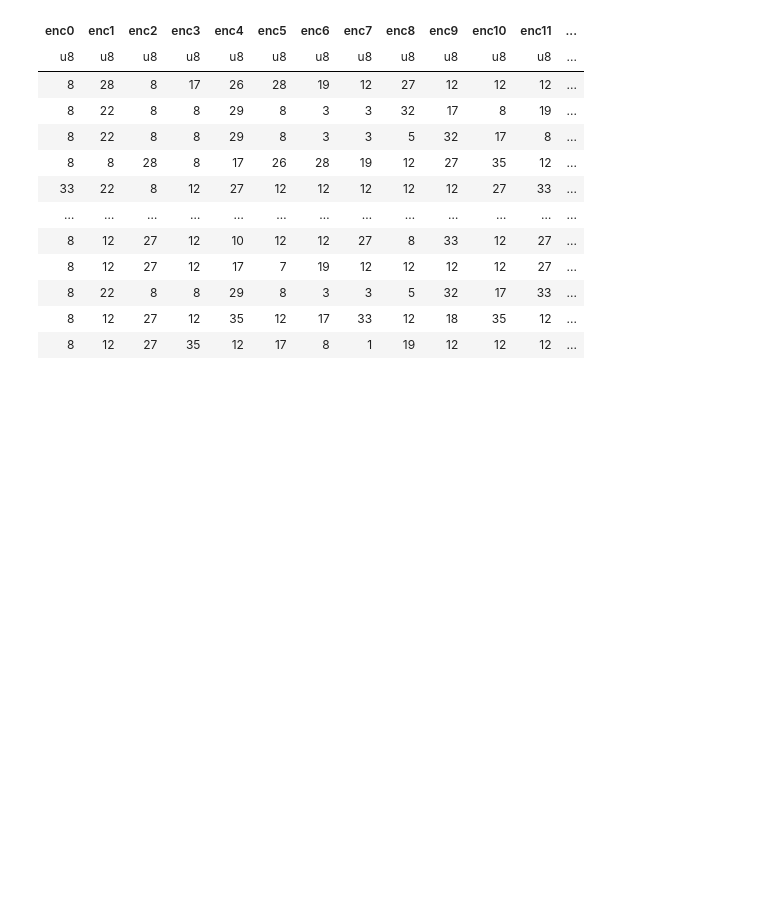
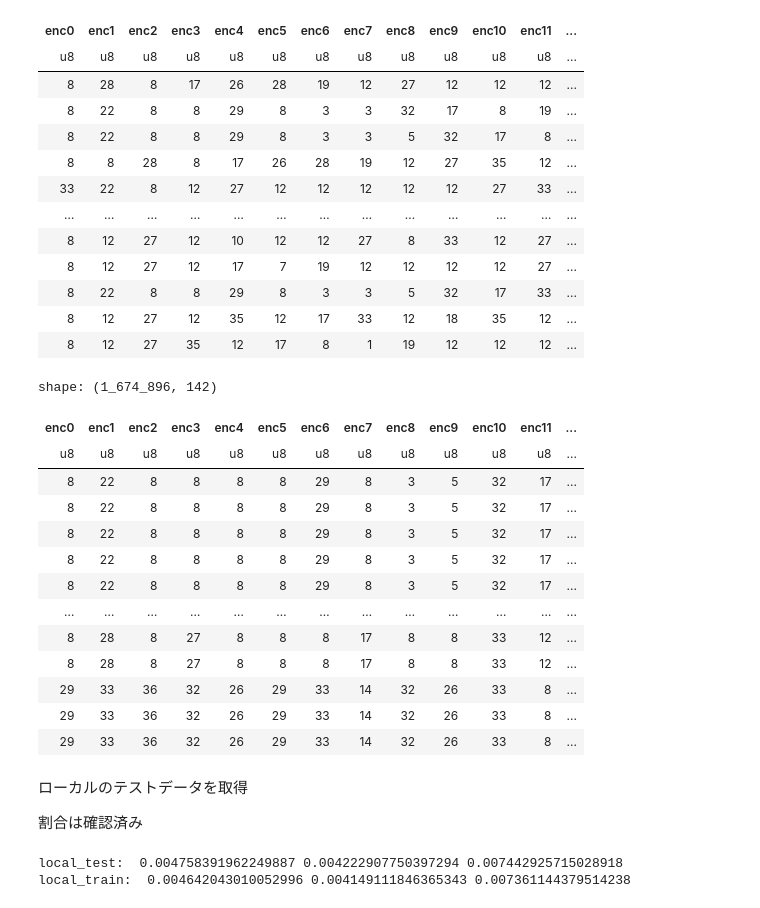
Before and after one commit to humansys-lab/leash, a Jupyter notebook: scripts/eda.ipynb, the cells around one changed output. Saved outputs shown, nothing was run; the diff lists cells and outputs as text; code cells hidden in the pictures; blank space fills up the shorter version.

Commit message:
made local test

```diff
--- a/scripts/eda.ipynb
+++ b/scripts/eda.ipynb
@@ -119,3 +119,21 @@ shape: (3_019_558, 145)
 | 8 | 22 | 8 | 8 | 29 | 8 | 3 | 3 | 5 | 32 | 17 | 33 | ... |
 | 8 | 12 | 27 | 12 | 35 | 12 | 17 | 33 | 12 | 18 | 35 | 12 | ... |
 | 8 | 12 | 27 | 35 | 12 | 17 | 8 | 1 | 19 | 12 | 12 | 12 | ... |
+# %%
+test = pl.read_parquet(os.path.join(PROCESSED_DIR, "test_enc.parquet"))
+test
+# %% [output]
+shape: (1_674_896, 142)
+| enc0 | enc1 | enc2 | enc3 | enc4 | enc5 | enc6 | enc7 | enc8 | enc9 | enc10 | enc11 | ... |
+| u8 | u8 | u8 | u8 | u8 | u8 | u8 | u8 | u8 | u8 | u8 | u8 | ... |
+| 8 | 22 | 8 | 8 | 8 | 8 | 29 | 8 | 3 | 5 | 32 | 17 | ... |
+| 8 | 22 | 8 | 8 | 8 | 8 | 29 | 8 | 3 | 5 | 32 | 17 | ... |
+| 8 | 22 | 8 | 8 | 8 | 8 | 29 | 8 | 3 | 5 | 32 | 17 | ... |
+| 8 | 22 | 8 | 8 | 8 | 8 | 29 | 8 | 3 | 5 | 32 | 17 | ... |
+| 8 | 22 | 8 | 8 | 8 | 8 | 29 | 8 | 3 | 5 | 32 | 17 | ... |
+| … | … | … | … | … | … | … | … | … | … | … | … | ... |
+| 8 | 28 | 8 | 27 | 8 | 8 | 8 | 17 | 8 | 8 | 33 | 12 | ... |
+| 8 | 28 | 8 | 27 | 8 | 8 | 8 | 17 | 8 | 8 | 33 | 12 | ... |
+| 29 | 33 | 36 | 32 | 26 | 29 | 33 | 14 | 32 | 26 | 33 | 8 | ... |
+| 29 | 33 | 36 | 32 | 26 | 29 | 33 | 14 | 32 | 26 | 33 | 8 | ... |
+| 29 | 33 | 36 | 32 | 26 | 29 | 33 | 14 | 32 | 26 | 33 | 8 | ... |
@@ -121,0 +142,28 @@ shape: (3_019_558, 145)
+# %% [markdown]
+ローカルのテストデータを取得
+
+割合は確認済み
+# %%
+# データフレームをシャッフル（sampleを使って全体をランダムに取得）
+shuffled_df = train.sample(fraction=1.0, with_replacement=False, seed=Config.SEED, shuffle=True)
+
+# 分割の割合を設定
+split_ratio = 0.01
+
+# データフレームを分割
+split_index = int(len(shuffled_df) * split_ratio)
+local_test = shuffled_df[:split_index]
+local_train = shuffled_df[split_index:]
+
+bind1 = local_test.filter(pl.col("bind1") == 1).shape[0] / local_test.shape[0]
+bind2 = local_test.filter(pl.col("bind2") == 1).shape[0] / local_test.shape[0]
+bind3 = local_test.filter(pl.col("bind3") == 1).shape[0] / local_test.shape[0]
+print("local_test: ", bind1, bind2, bind3)
+
+bind1 = local_train.filter(pl.col("bind1") == 1).shape[0] / local_train.shape[0]
+bind2 = local_train.filter(pl.col("bind2") == 1).shape[0] / local_train.shape[0]
+bind3 = local_train.filter(pl.col("bind3") == 1).shape[0] / local_train.shape[0]
+print("local_train: ", bind1, bind2, bind3)
+# %% [output]
+local_test:  0.004758391962249887 0.004222907750397294 0.007442925715028918
+local_train:  0.004642043010052996 0.004149111846365343 0.007361144379514238
```
Also changed, not shown: parts of 2 cells of this notebook, 1 other file.
